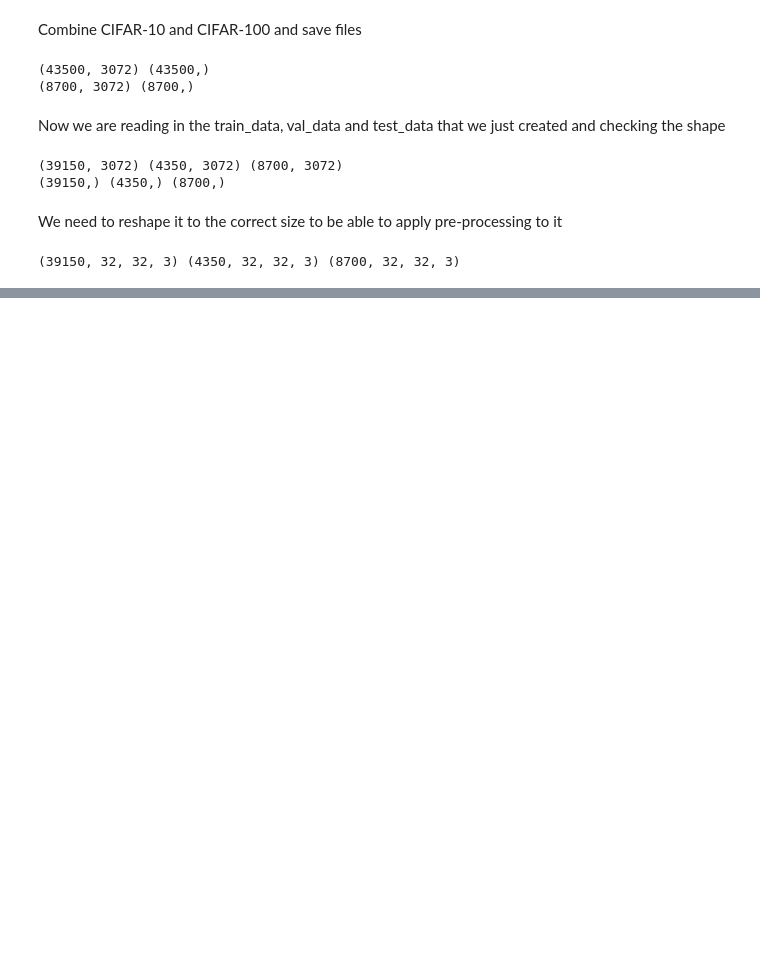
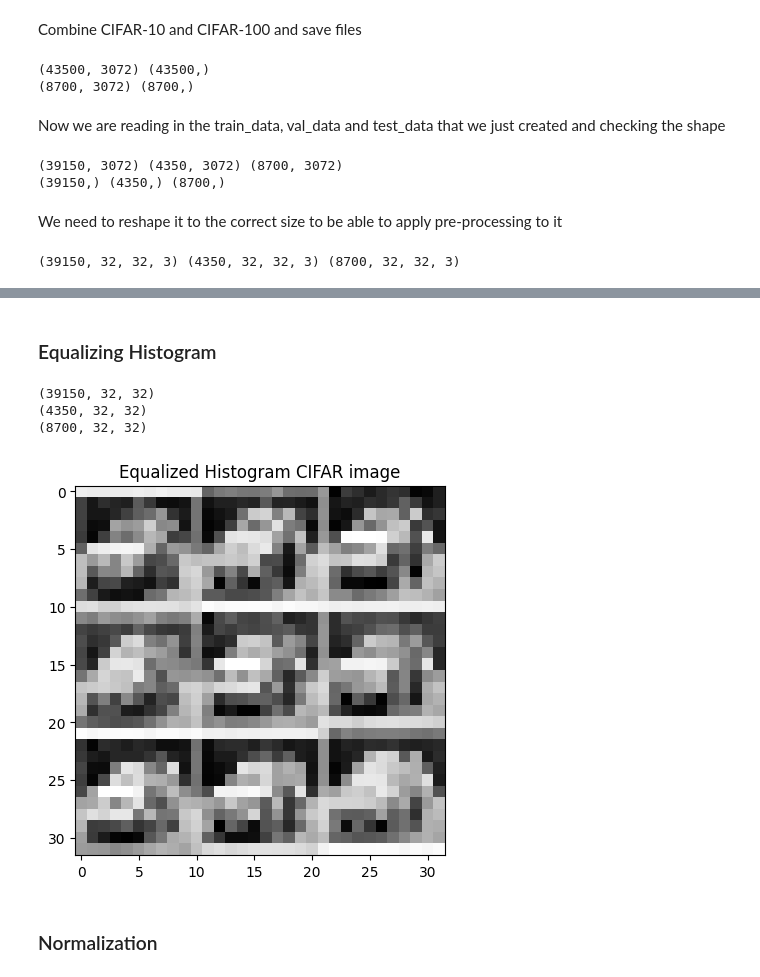
Before and after one commit to milamurphy/ML-Image-Classification, a Jupyter notebook: preprocessing.ipynb, the cells around one changed output, grey strips where cells are left out. Drawn from its saved outputs; the diff is of its cells as text; code cells hidden in the pictures; blank space fills up the shorter version.

```diff
--- a/preprocessing.ipynb
+++ b/preprocessing.ipynb
@@ -211,0 +260,24 @@ print(X_train.shape, X_val.shape, X_test.shape)
+# %% [markdown]
+### Equalizing Histogram
+# %%
+def equalize_histogram(img):
+    return cv2.equalizeHist(img)
+
+X_train_eq = np.array([equalize_histogram(img) for img in X_train_gray])
+X_val_eq = np.array([equalize_histogram(img) for img in X_val_gray])
+X_test_eq = np.array([equalize_histogram(img) for img in X_test_gray])
+
+print(X_train_eq.shape)
+print(X_val_eq.shape)
+print(X_test_eq.shape)
+
+plt.imshow(X_train_eq[0], cmap="gray")
+plt.title("Equalized Histogram CIFAR image")
+plt.show()
+# %% [output]
+(39150, 32, 32)
+(4350, 32, 32)
+(8700, 32, 32)
+[figure, added]
+# %% [markdown]
+### Normalization
```
Also changed, not shown: parts of 9 cells of this notebook.
